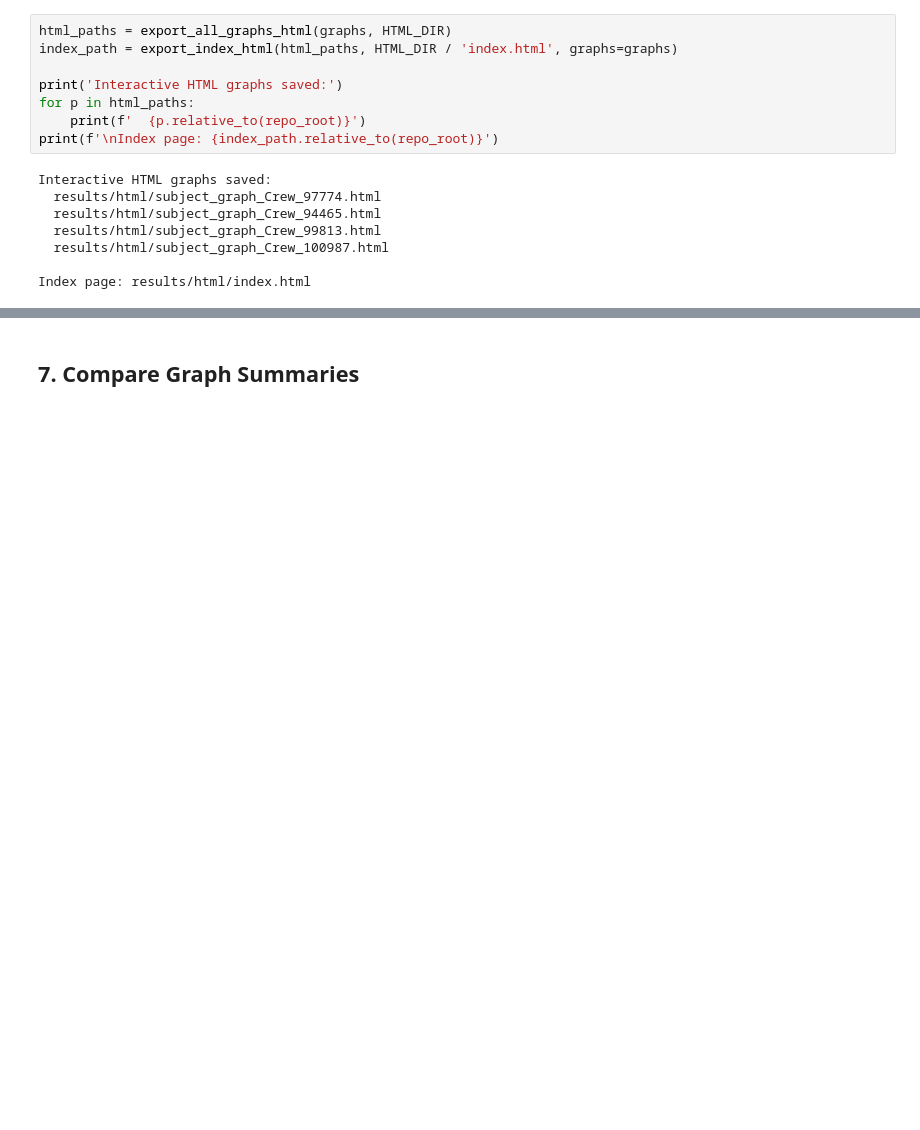
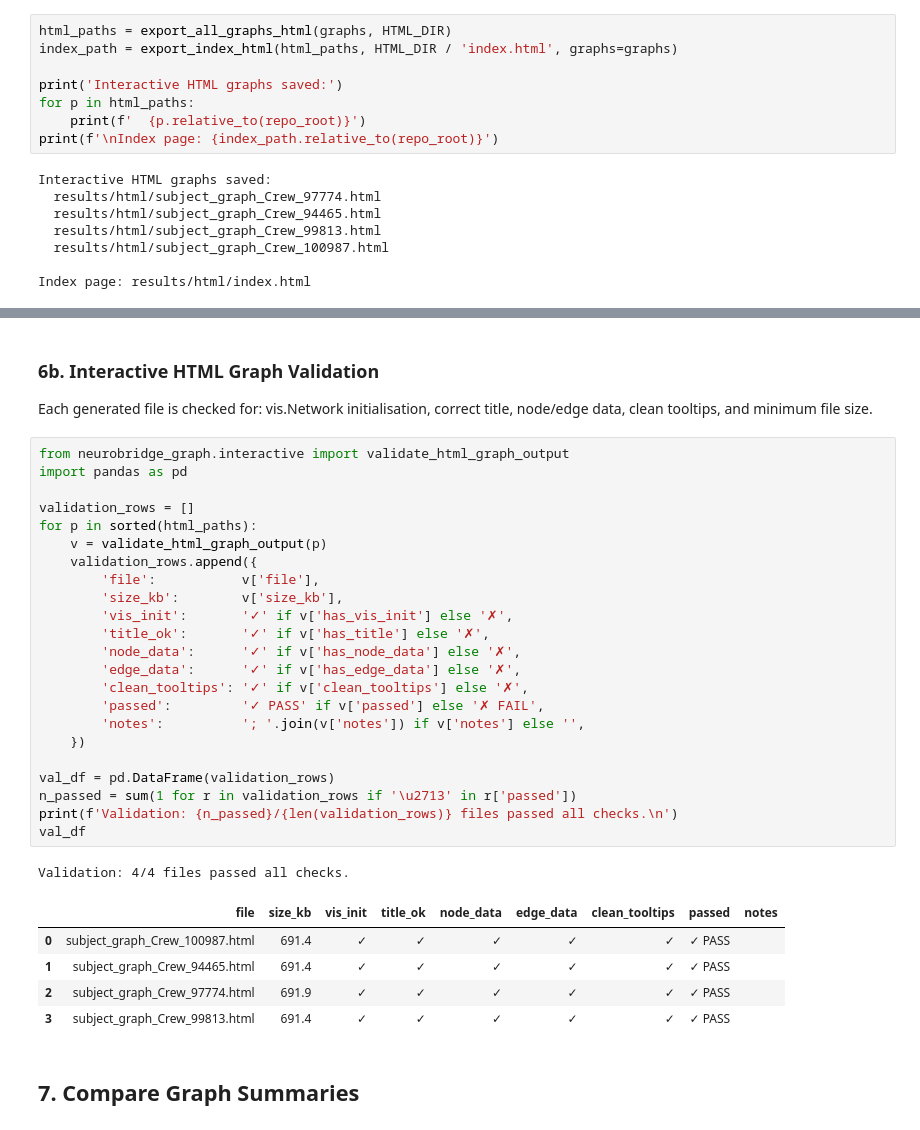
Before and after one commit to Margarita215729/NeuroBridge-S4-Graph-Learning, a Jupyter notebook: notebooks/01_Build_Biological_Adaptation_Graphs.ipynb, the cells around one changed output, grey strips where cells are left out. Drawn from its saved outputs; the diff is of its cells as text; blank space fills up the shorter version.

```diff
--- a/notebooks/01_Build_Biological_Adaptation_Graphs.ipynb
+++ b/notebooks/01_Build_Biological_Adaptation_Graphs.ipynb
@@ -402,6 +402,41 @@ Interactive graph links (open in browser):
 /Users/rm/Desktop/NeuroBridge-S4-Graph-Learning/notebooks/results/html/subject_graph_Crew_100987.html
 Embedded interactive graph (first subject):
 [interactive output not drawn]
+# %% [markdown]
+### 6b. Interactive HTML Graph Validation
+
+Each generated file is checked for: vis.Network initialisation, correct title,
+node/edge data, clean tooltips, and minimum file size.
+# %%
+from neurobridge_graph.interactive import validate_html_graph_output
+import pandas as pd
+
+validation_rows = []
+for p in sorted(html_paths):
+    v = validate_html_graph_output(p)
+    validation_rows.append({
+        'file':           v['file'],
+        'size_kb':        v['size_kb'],
+        'vis_init':       '✓' if v['has_vis_init'] else '✗',
+        'title_ok':       '✓' if v['has_title'] else '✗',
+        'node_data':      '✓' if v['has_node_data'] else '✗',
+        'edge_data':      '✓' if v['has_edge_data'] else '✗',
+        'clean_tooltips': '✓' if v['clean_tooltips'] else '✗',
+        'passed':         '✓ PASS' if v['passed'] else '✗ FAIL',
+        'notes':          '; '.join(v['notes']) if v['notes'] else '',
+    })
+
+val_df = pd.DataFrame(validation_rows)
+n_passed = sum(1 for r in validation_rows if '\u2713' in r['passed'])
+print(f'Validation: {n_passed}/{len(validation_rows)} files passed all checks.\n')
+val_df
+# %% [output]
+Validation: 4/4 files passed all checks.
+|  | file | size_kb | vis_init | title_ok | node_data | edge_data | clean_tooltips | passed | notes |
+| 0 | subject_graph_Crew_100987.html | 691.4 | ✓ | ✓ | ✓ | ✓ | ✓ | ✓ PASS |  |
+| 1 | subject_graph_Crew_94465.html | 691.4 | ✓ | ✓ | ✓ | ✓ | ✓ | ✓ PASS |  |
+| 2 | subject_graph_Crew_97774.html | 691.9 | ✓ | ✓ | ✓ | ✓ | ✓ | ✓ PASS |  |
+| 3 | subject_graph_Crew_99813.html | 691.4 | ✓ | ✓ | ✓ | ✓ | ✓ | ✓ PASS |  |
 # %% [markdown]
 ## 7. Compare Graph Summaries
 # %%
```
Also changed, not shown: 6 other files.
